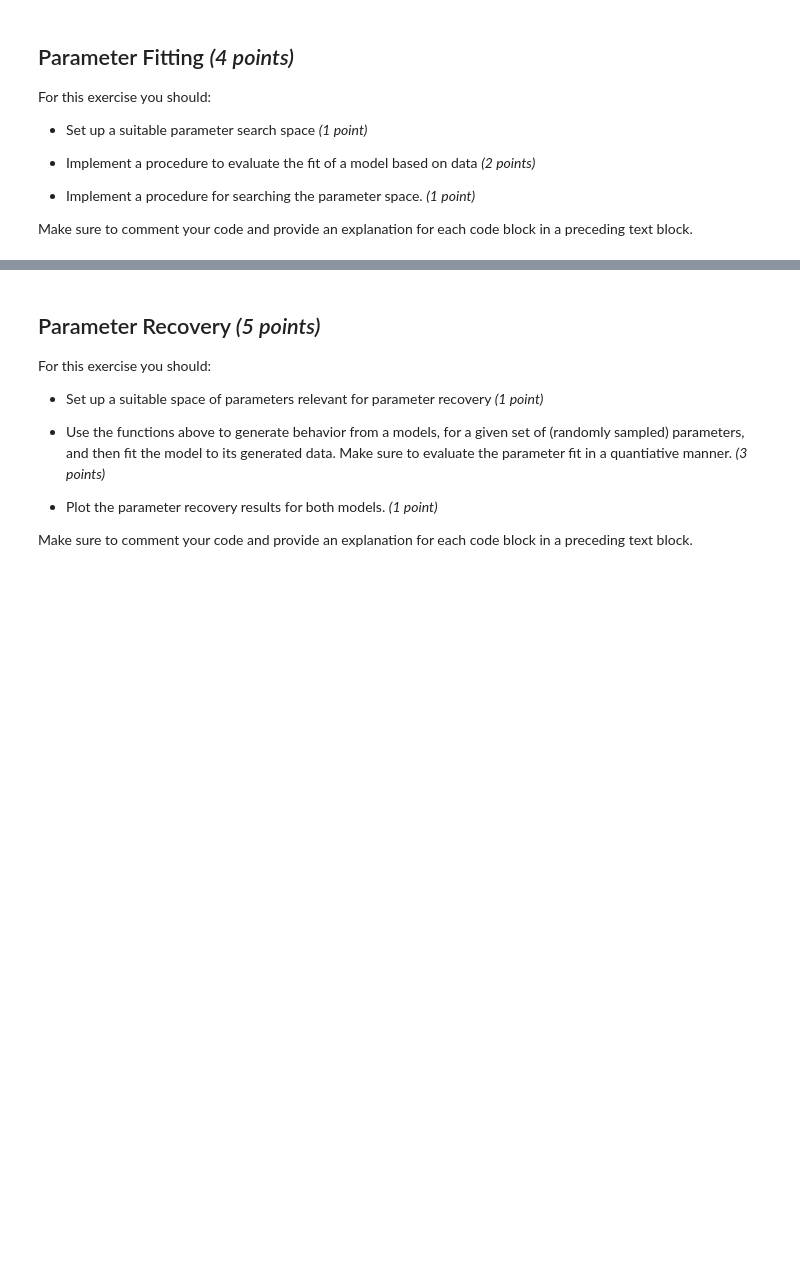
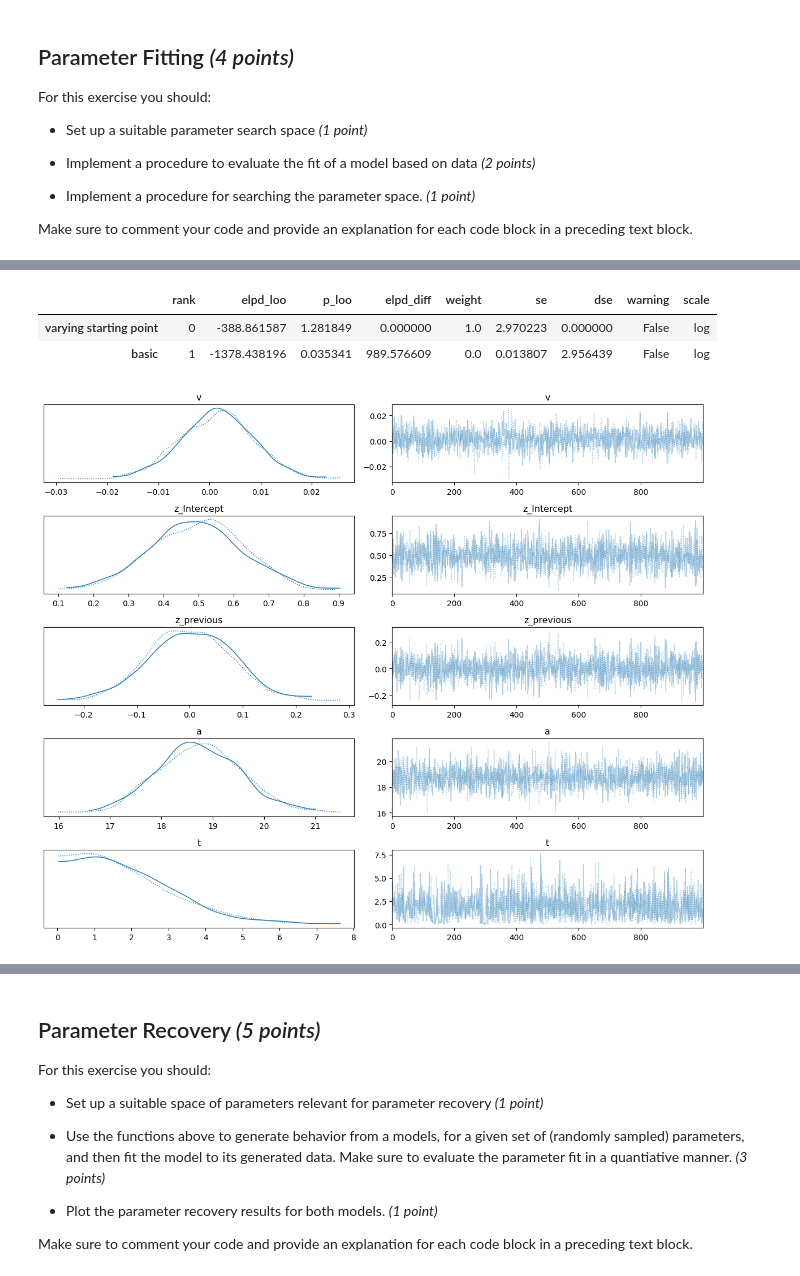
Before and after one commit to mejansen/Project_FlankerTask, a Jupyter notebook: analysis/MiCS_GroupProject_FlankerTask.ipynb, the cells around one changed output, grey strips where cells are left out. Cells and saved outputs as stored; diff of their text form; code cells hidden in the pictures; blank space fills up the shorter version.

```diff
--- a/analysis/MiCS_GroupProject_FlankerTask.ipynb
+++ b/analysis/MiCS_GroupProject_FlankerTask.ipynb
@@ -162,0 +247,41 @@ Make sure to comment your code and provide an explanation for each code block in
+# %%
+# using MCMC sampling
+# 1) load the data
+data = pd.read_csv("../data/subject_3029.csv", delimiter = ";")
+data.head()
+
+# 2) prepare the models
+
+varying_starting_point_model = hssm.HSSM(
+    data = data,
+    include=[
+        {
+            "name": "z",
+            "formula": "z ~ 1 + previous",
+        }
+    ],
+)
+
+basic_ddm_model = hssm.HSSM(
+    data = data,
+)
+
+
+# 3) fit both models using mcmc sampling
+varying_starting_point_model_inference = varying_starting_point_model.sample(
+    sampler="nuts_numpyro", # this is the specific MCMC sampling strategy we are using
+    cores=1,                # this is the number of CPU cores used to run MCMC sampling
+    chains=2,               # this is the number of independent "runs" we sample through the room of parameters
+    draws=1000,             # this is the number of samples you take to sample each chain (i.e., steps taken to explore the room in one run)
+    tune=1000,              #  the number of additional steps taken in each chain to adjust and optimize the sampler's settings before the actual sampling starts.
+    idata_kwargs=dict(log_likelihood=True),  # we need to include this argument to perform model comparison later on
+)
+
+basic_ddm_model_inference = basic_ddm_model.sample(
+    sampler="nuts_numpyro", # this is the specific MCMC sampling strategy we are using
+    cores=1,                # this is the number of CPU cores used to run MCMC sampling
+    chains=2,               # this is the number of independent "runs" we sample through the room of parameters
+    draws=1000,             # this is the number of samples you take to sample each chain (i.e., steps taken to explore the room in one run)
+    tune=1000,              #  the number of additional steps taken in each chain to adjust and optimize the sampler's settings before the actual sampling starts.
+    idata_kwargs=dict(log_likelihood=True),  # we need to include this argument to perform model comparison later on
+)
@@ -162,0 +313,10 @@ Make sure to comment your code and provide an explanation for each code block in
+# %%
+model_comparison
+# %% [output]
+|  | rank | elpd_loo | p_loo | elpd_diff | weight | se | dse | warning | scale |
+| varying starting point | 0 | -388.861587 | 1.281849 | 0.000000 | 1.0 | 2.970223 | 0.000000 | False | log |
+| basic | 1 | -1378.438196 | 0.035341 | 989.576609 | 0.0 | 0.013807 | 2.956439 | False | log |
+# %%
+varying_starting_point_model.plot_trace()
+# %% [output]
+[figure, added]
```
Also changed, not shown: parts of 13 cells of this notebook, 2 other files.
